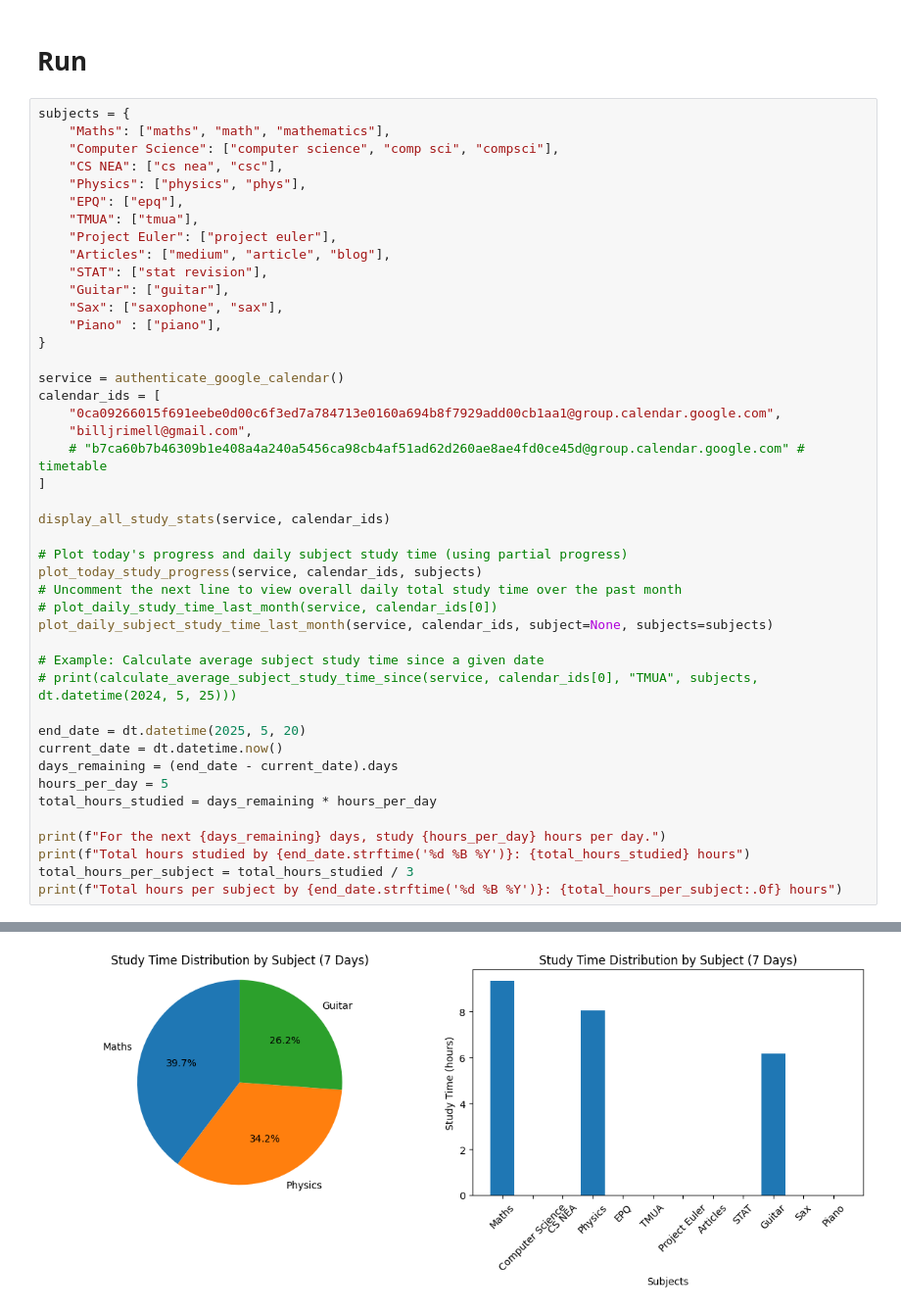
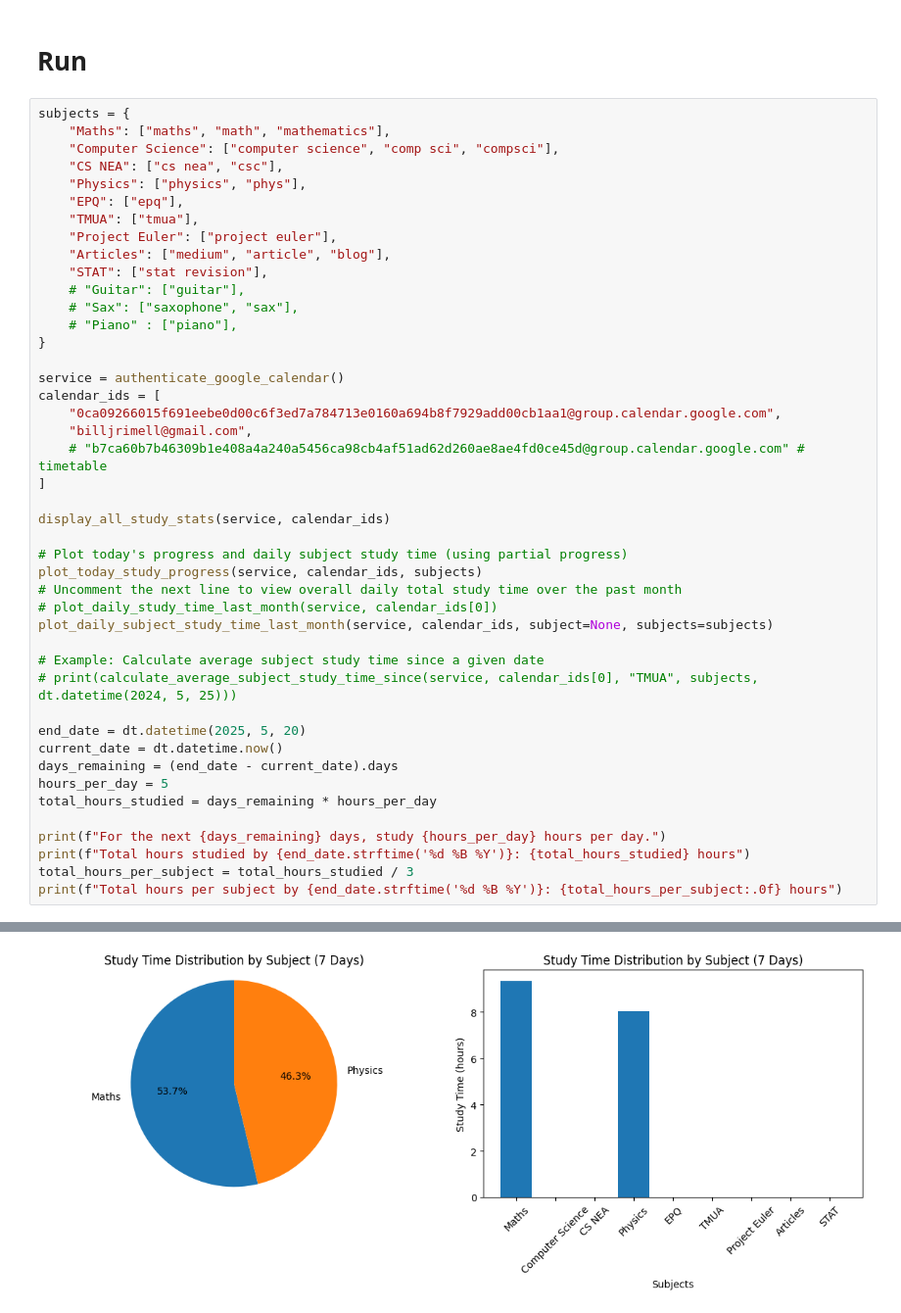
Before and after one commit to brimell/studying, a Jupyter notebook: study_stats.ipynb, the cells around one changed output, grey strips where cells are left out. Shown: that part at 98% size. Drawn from its saved outputs; the diff is of its cells as text.

```diff
--- a/study_stats.ipynb
+++ b/study_stats.ipynb
@@ -582,9 +582,9 @@ subjects = {
     "Project Euler": ["project euler"],
     "Articles": ["medium", "article", "blog"],
     "STAT": ["stat revision"],
-    "Guitar": ["guitar"],
-    "Sax": ["saxophone", "sax"],
-    "Piano" : ["piano"],
+    # "Guitar": ["guitar"],
+    # "Sax": ["saxophone", "sax"],
+    # "Piano" : ["piano"],
 }
 
 service = authenticate_google_calendar()
@@ -633,3 +633,3 @@ Maths: 9.3 hrs, Physics: 8.1 hrs, Guitar: 6.2 hrs,
-[figure, old version]
+[figure, new version]
 Found 15 events in the past 3 days from Studying.
 Found 6 events in the past 3 days from Calendar.
```
Also changed, not shown: parts of 1 cell of this notebook.
